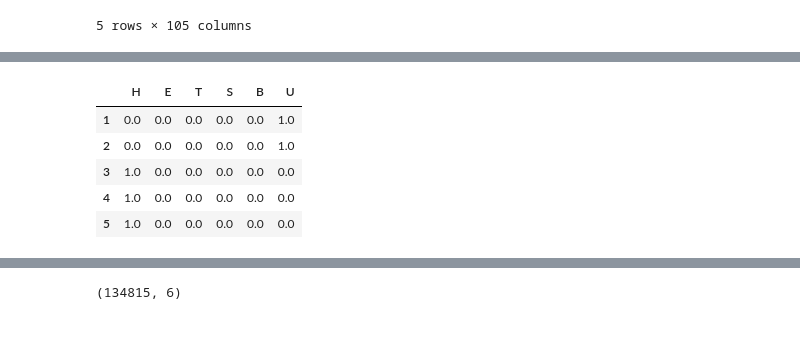
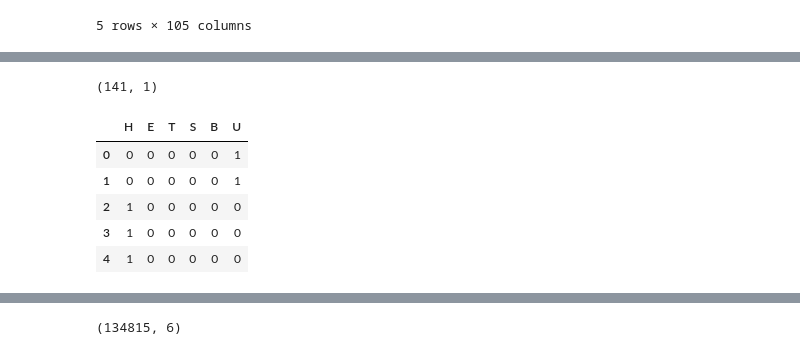
Before and after one commit to lucasramadan/Protein_Prediction, a Jupyter notebook: Data_Processing/Protein Splitting.ipynb, the cells around one changed output, grey strips where cells are left out. Cells and saved outputs as stored; diff of their text form; code cells hidden in the pictures.

```diff
--- a/Data_Processing/Protein Splitting.ipynb
+++ b/Data_Processing/Protein Splitting.ipynb
@@ -252,14 +316,17 @@ saved_protein0
+# %%
+saved_protein0.shape
+# %% [output]
+(141, 1)
 # %%
-# now get the labels correct too
-one_hot = pd.read_csv('../one_hot_labels.csv').drop(0)
+one_hot = pd.read_csv('../one_hot_labels.csv')
 one_hot.head()
 # %% [output]
 |  | H | E | T | S | B | U |
-| 1 | 0.0 | 0.0 | 0.0 | 0.0 | 0.0 | 1.0 |
-| 2 | 0.0 | 0.0 | 0.0 | 0.0 | 0.0 | 1.0 |
-| 3 | 1.0 | 0.0 | 0.0 | 0.0 | 0.0 | 0.0 |
-| 4 | 1.0 | 0.0 | 0.0 | 0.0 | 0.0 | 0.0 |
-| 5 | 1.0 | 0.0 | 0.0 | 0.0 | 0.0 | 0.0 |
+| 0 | 0 | 0 | 0 | 0 | 0 | 1 |
+| 1 | 0 | 0 | 0 | 0 | 0 | 1 |
+| 2 | 1 | 0 | 0 | 0 | 0 | 0 |
+| 3 | 1 | 0 | 0 | 0 | 0 | 0 |
+| 4 | 1 | 0 | 0 | 0 | 0 | 0 |
 # %%
 protein0_labels = one_hot.values[indices[0][0]:indices[0][1]]
 protein0_labels
```
Also changed, not shown: parts of 26 cells of this notebook, 8 other files.
